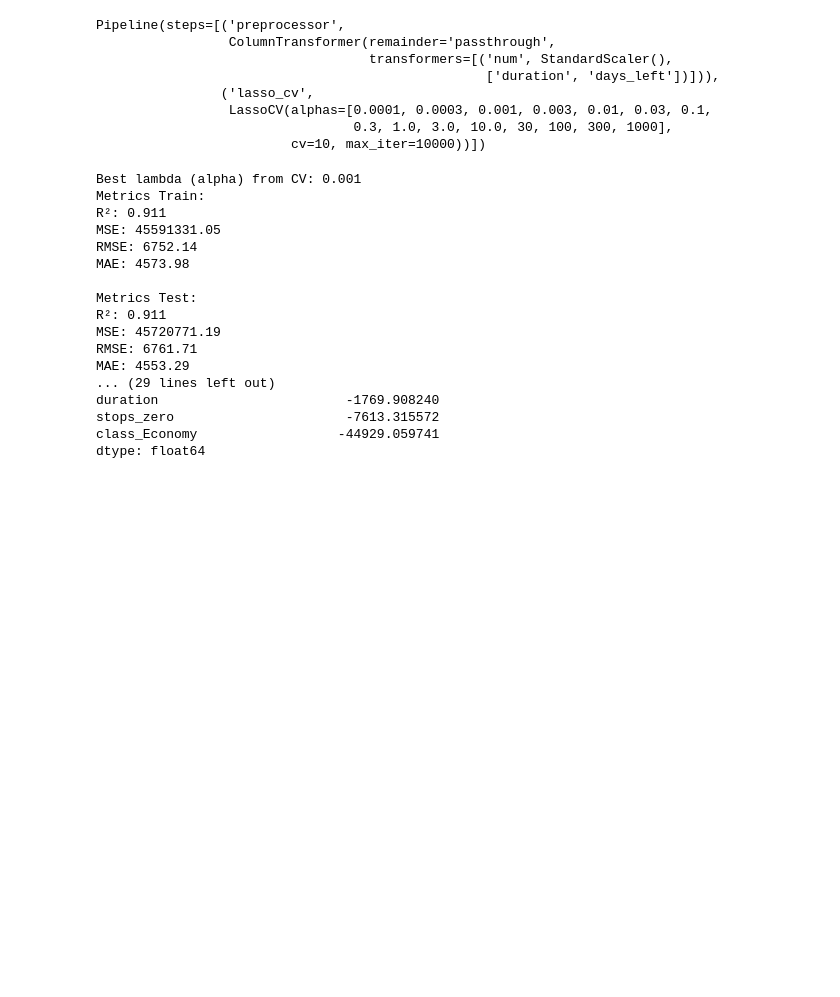
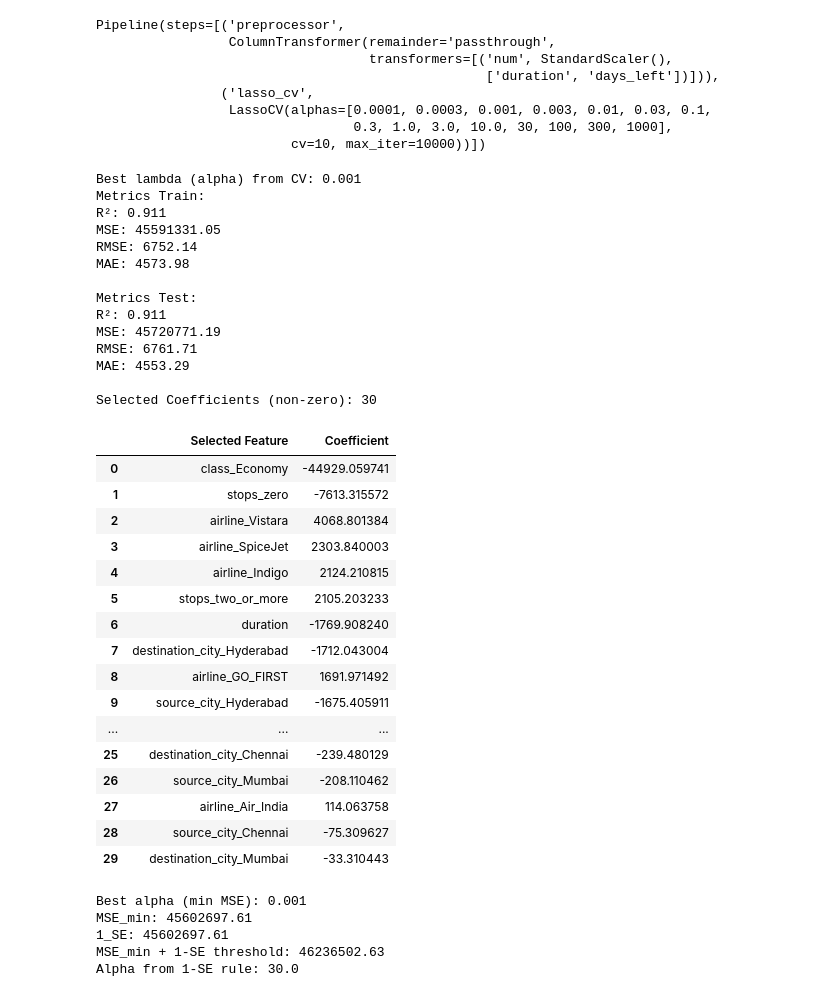
Before and after one commit to cmyguel/tru_linear_models_assignments, a Jupyter notebook: final_project/flight_price_prediction.ipynb, the cells around one changed output. Drawn from its saved outputs; the diff is of its cells as text; code cells hidden in the pictures; blank space fills up the shorter version.

```diff
--- a/final_project/flight_price_prediction.ipynb
+++ b/final_project/flight_price_prediction.ipynb
@@ -257,39 +286,52 @@ Pipeline(steps=[('preprocessor',
 # %%
 # 7. Best lambda
 best_alpha = lassocv_pipeline.named_steps['lasso_cv'].alpha_
 print(f"Best lambda (alpha) from CV: {best_alpha}")
 
 print("Metrics Train:")
 y_pred = lassocv_pipeline.predict(X_train)
 evaluate_predictions(y_train, y_pred)
 
 print("\nMetrics Test:")
 y_pred = lassocv_pipeline.predict(X_test)
 evaluate_predictions(y_test, y_pred)
 
 # 6. Extract coefficients
 lasso = lassocv_pipeline.named_steps['lasso_cv']
 coef = pd.Series(lasso.coef_, index=X_encoded.columns)
-print("\nSelected Coefficients (non-zero):")
-print(coef[coef != 0].sort_values(ascending=False))
+show_nonzero_coefficients(coef)
 # %% [output]
 Best lambda (alpha) from CV: 0.001
 Metrics Train:
 R²: 0.911
 MSE: 45591331.05
 RMSE: 6752.14
 MAE: 4573.98
 
 Metrics Test:
 R²: 0.911
 MSE: 45720771.19
 RMSE: 6761.71
 MAE: 4553.29
-... (29 lines left out)
-duration                        -1769.908240
-stops_zero                      -7613.315572
-class_Economy                  -44929.059741
-dtype: float64
+
+Selected Coefficients (non-zero): 30
+|  | Selected Feature | Coefficient |
+| 0 | class_Economy | -44929.059741 |
+| 1 | stops_zero | -7613.315572 |
+| 2 | airline_Vistara | 4068.801384 |
+| 3 | airline_SpiceJet | 2303.840003 |
+| 4 | airline_Indigo | 2124.210815 |
+| 5 | stops_two_or_more | 2105.203233 |
+| 6 | duration | -1769.908240 |
+| 7 | destination_city_Hyderabad | -1712.043004 |
+| 8 | airline_GO_FIRST | 1691.971492 |
+| 9 | source_city_Hyderabad | -1675.405911 |
+| ... | ... | ... |
+| 25 | destination_city_Chennai | -239.480129 |
+| 26 | source_city_Mumbai | -208.110462 |
+| 27 | airline_Air_India | 114.063758 |
+| 28 | source_city_Chennai | -75.309627 |
+| 29 | destination_city_Mumbai | -33.310443 |
 # %%
 import plotly.graph_objects as go
 
@@ -299,6 +341,20 @@ alphas_used = lasso_cv.alphas_  # Correct order (descending)
 mean_mse = lasso_cv.mse_path_.mean(axis=1)
 std_mse = lasso_cv.mse_path_.std(axis=1)
 best_alpha = lasso_cv.alpha_
+
+# Step 2: Find minimum mean MSE and threshold
+min_index = np.argmin(mean_mse)
+mse_min = mean_mse[min_index]
+mse_threshold = mse_min + std_mse[min_index]
+
+# Find largest alpha within 1-SE threshold (first from the top that satisfies condition)
+alpha_1se = alphas_used[mean_mse <= mse_threshold][0]
+
+print(f"Best alpha (min MSE): {best_alpha}")
+print(f"MSE_min: {mse_min:.2f}")
+print(f"1_SE: {mse_min:.2f}")
+print(f"MSE_min + 1-SE threshold: {mse_threshold:.2f}")
+print(f"Alpha from 1-SE rule: {alpha_1se}")
 
 # Plot
 fig = go.Figure()
@@ -338,4 +394,19 @@ fig.update_layout(
     height=500
 )
 
+# Add vertical line for 1-SE rule alpha
+fig.add_trace(go.Scatter(
+    x=[alpha_1se, alpha_1se],
+    y=[min(mean_mse) * 0.95, max(mean_mse) * 1.05],
+    mode='lines',
+    name=f'1-SE alpha = {alpha_1se:.4f}',
+    line=dict(color='green', dash='dot')
+))
+
 fig.show()
+# %% [output]
+Best alpha (min MSE): 0.001
+MSE_min: 45602697.61
+1_SE: 45602697.61
+MSE_min + 1-SE threshold: 46236502.63
+Alpha from 1-SE rule: 30.0
```
Also changed, not shown: parts of 7 cells of this notebook.
